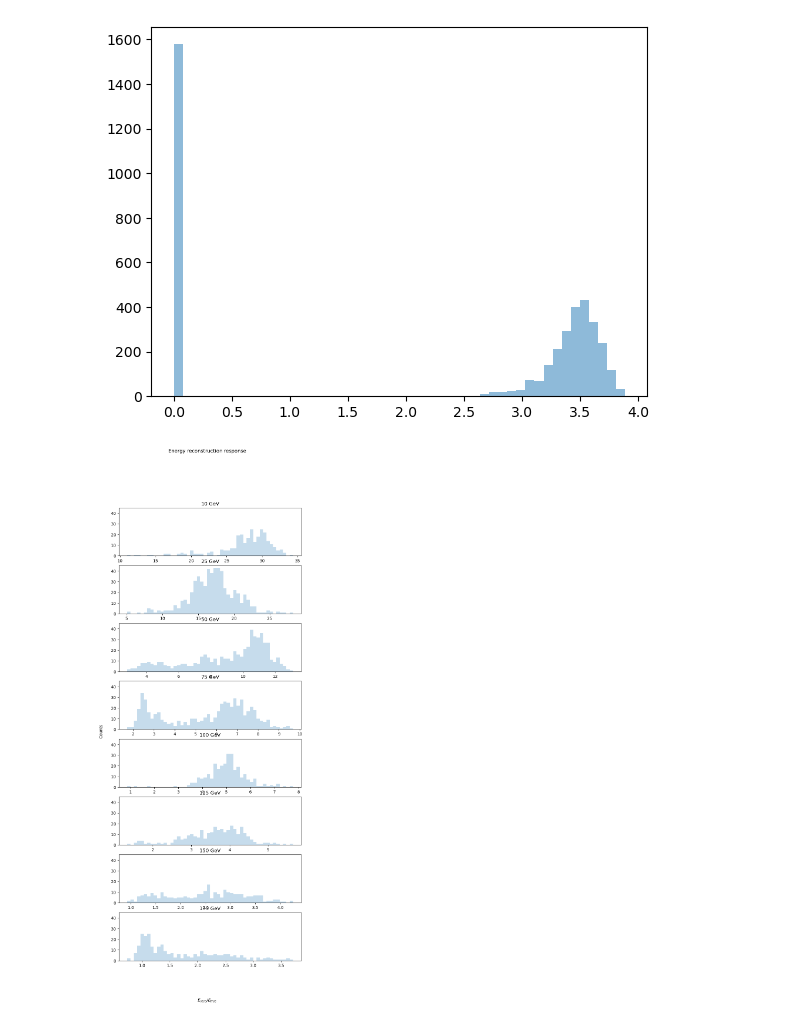
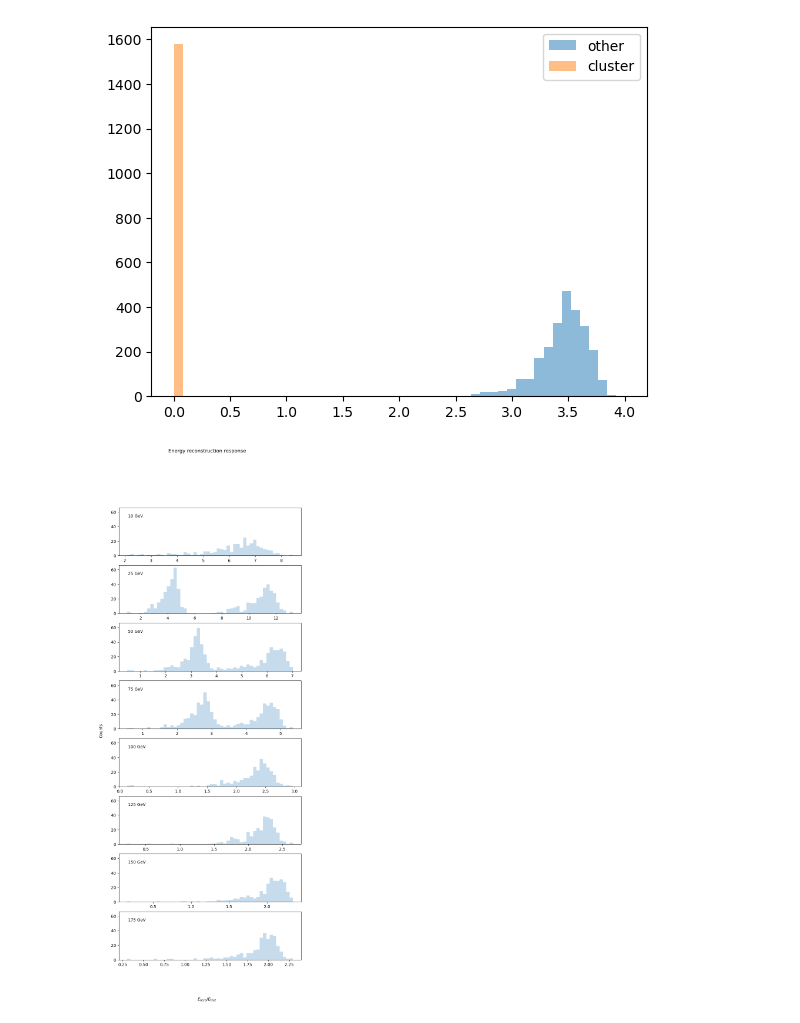
Before and after one commit to FedericoNardi/HGCalML, a Jupyter notebook: scripts/clustering.ipynb, the cells around one changed output. Drawn from its saved outputs; the diff is of its cells as text; code cells hidden in the pictures.

Commit message:
sorted bug in energy reco

```diff
--- a/scripts/clustering.ipynb
+++ b/scripts/clustering.ipynb
@@ -11,49 +11,51 @@ with mgzip.open('../fullE_big_noE_predictions/pred_converted_175GeV_debug_41.bin
 def calculate_cluster_distances(pred_beta, pred_dist, ccoords, t_d=1.):
     beta_max, beta_max_id= *[pred_beta.max()], *[pred_beta.argmax()]
     beta_max_coords = ccoords[beta_max_id]
-    return np.sqrt((ccoords[:,0]-np.ones_like(ccoords[:,0])*beta_max_coords[0])**2 +
+    distances = np.sqrt((ccoords[:,0]-np.ones_like(ccoords[:,0])*beta_max_coords[0])**2 +
                    (ccoords[:,1]-np.ones_like(ccoords[:,0])*beta_max_coords[1])**2 +
                    (ccoords[:,2]-np.ones_like(ccoords[:,0])*beta_max_coords[2])**2)
+    return (np.where(distances<t_d*pred_dist[beta_max_id],1,0), distances)
 # %%
 for event in predictions:
     pred_id = event[2]['pred_id'].argmax(axis=1)
     pred_beta = event[2]['pred_beta']
     pred_dist = event[2]['pred_dist']
     ccoords = event[2]['pred_ccoords']
-    cluster_distances = calculate_cluster_distances(pred_beta, pred_dist, ccoords)
-    #mask = cluster_distances<1.
-    plt.hist(cluster_distances, bins=50, alpha=0.5)
-    #plt.legend([r'ID = 1',r'ID = 3',r'ID = 4',r'ID = 5'])
+    cluster_idx, cluster_distances = calculate_cluster_distances(pred_beta, pred_dist, ccoords)
+    plt.hist(cluster_distances[cluster_idx==0], bins=50, alpha=0.5, range=(0,4))
+    plt.hist(cluster_distances[cluster_idx==1], bins=50, alpha=0.5, range=(0,4))
+    plt.legend([r'other',r'cluster'])
     break
 # %% [output]
-[figure, old version]
+[figure, new version]
 # %%
 # Generate as many subplots as len(energy)
 fig, axs = plt.subplots(8, 1, figsize=(8, 20), sharey=True)
 fig.suptitle('Energy reconstruction response')
 fig.text(0.5, 0.04, r'$E_{reco}$/$E_{true}$', ha='center')
 fig.text(0.04, 0.5, 'Counts', va='center', rotation='vertical')
 
 energy = [10, 25, 50, 75, 100, 125, 150, 175]
 
 for i in range(len(energy)):
 
     reco_energies = []
 
     for fname in os.listdir('../fullE_big_noE_predictions/'):
         if str(energy[i])+'GeV' in fname:
             with mgzip.open('../fullE_big_noE_predictions/'+fname) as predictions:
                 predictions = pickle.load(predictions)
                 for event in predictions:
                     pred_id = event[2]['pred_id'].argmax(axis=1)
                     pred_beta = event[2]['pred_beta']
+                    pred_ene = event[2]['rechit_energy']
                     pred_dist = event[2]['pred_dist']
                     ccoords = event[2]['pred_ccoords']
-                    cluster_distances = calculate_cluster_distances(pred_beta, pred_dist, ccoords)
-                    mask = cluster_distances<1.
-                    reco_energies.append(pred_beta[mask].sum())
+                    cluster_idx, cluster_distances = calculate_cluster_distances(pred_beta, pred_dist, ccoords)
+                    mask = cluster_idx==1.
+                    reco_energies.append(pred_ene[mask].sum())
 
     axs[i].hist(np.array(reco_energies)/energy[i], bins=50, alpha=0.25)
-    axs[i].set_title(str(energy[i])+' GeV')
+    axs[i].text(0.05,0.8,str(energy[i])+' GeV', transform=axs[i].transAxes)
 # %% [output]
-[figure, old version]
+[figure, new version]
```
